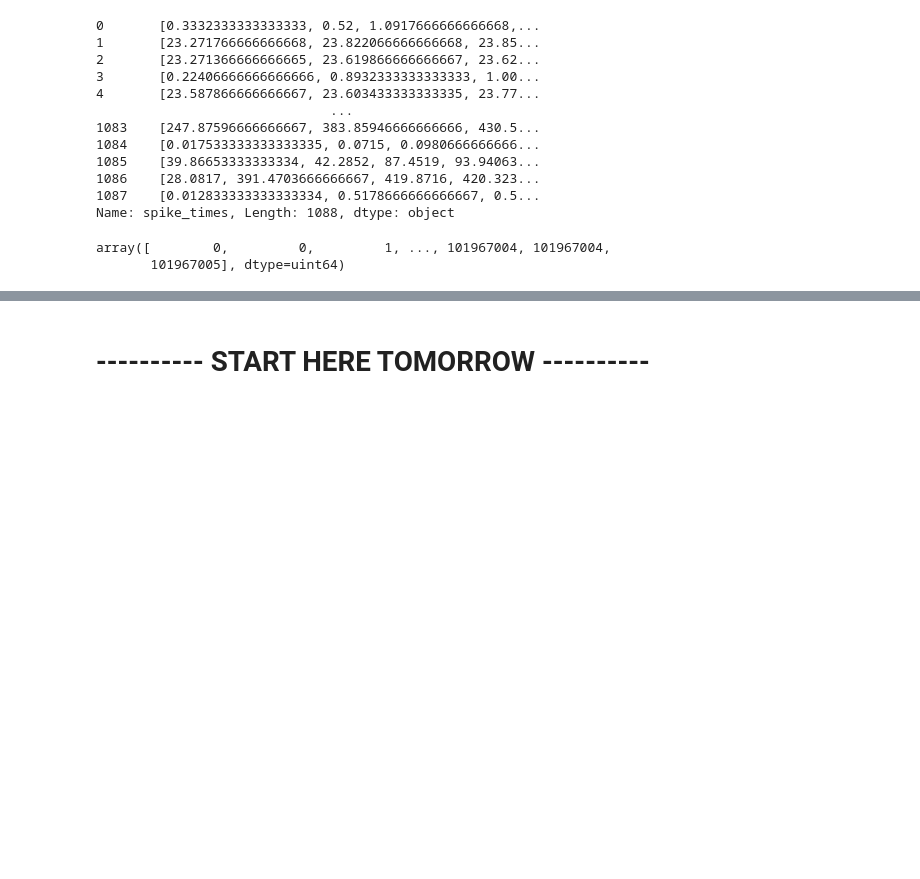
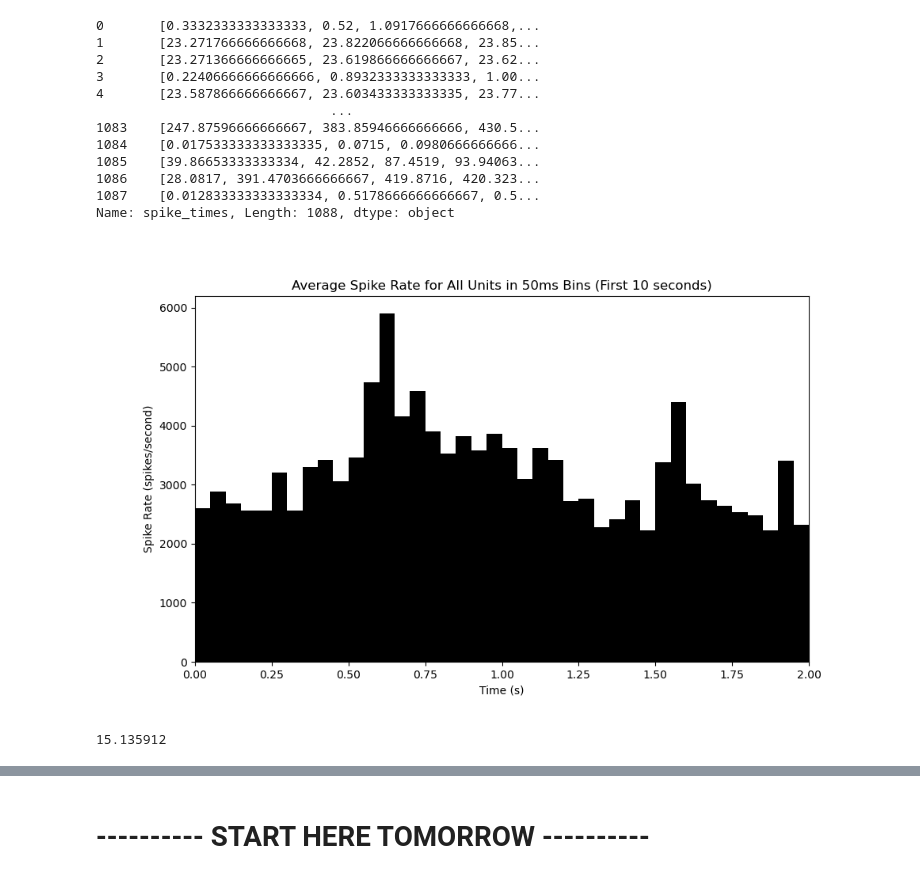
Before and after one commit to rojasgabriel/ephys, a Jupyter notebook: sorting.ipynb, the cells around one changed output, grey strips where cells are left out. Cells and saved outputs as stored; diff of their text form; code cells hidden in the pictures; blank space fills up the shorter version.

```diff
--- a/sorting.ipynb
+++ b/sorting.ipynb
@@ -113,8 +111,46 @@ cluster_spike_times.spike_times
 1086    [28.0817, 391.4703666666667, 419.8716, 420.323...
 1087    [0.012833333333333334, 0.5178666666666667, 0.5...
 Name: spike_times, Length: 1088, dtype: object
-# %%
-nitime
-# %% [output]
-array([        0,         0,         1, ..., 101967004, 101967004,
-       101967005], dtype=uint64)
+# %%
+# Define the time window (first 10 seconds)
+time_window = 2
+# Define the bin size (50ms)
+bin_size = 0.05
+
+# Create an array of time bins
+bins = np.arange(0, time_window + bin_size, bin_size)
+
+# Initialize an array to hold the spike counts for each bin
+bin_counts = np.zeros(len(bins) - 1)
+
+# Loop through each unit's spike times
+for unit_spike_times in cluster_spike_times['spike_times']:
+    unit_spike_times = np.array(unit_spike_times)
+    # Filter the spike times to include only those within the first 10 seconds
+    spikes_in_window = unit_spike_times[unit_spike_times <= time_window]
+
+    # Bin the spike times and add to the bin counts
+    counts, _ = np.histogram(spikes_in_window, bins)
+    bin_counts += counts
+
+# Calculate the spike rates (spikes per second) for each bin
+spike_rates = bin_counts / bin_size
+
+# Create a time vector for plotting
+time_bins = bins[:-1] + bin_size / 2
+
+# Plot the spike rates
+plt.figure(figsize=(10, 6))
+plt.bar(time_bins, spike_rates, width=bin_size, align='center', color='black')
+plt.xlabel('Time (s)')
+plt.ylabel('Spike Rate (spikes/second)')
+plt.title('Average Spike Rate for All Units in 50ms Bins (First 10 seconds)')
+plt.xlim(0, time_window)
+plt.show()
+# %% [output]
+[figure, added]
+# %%
+stim_start_index = np.where((digital_signal[:-1] == 0) & (digital_signal[1:] == 1))[0][0] + 1
+nitime[stim_start_index] / srate
+# %% [output]
+15.135912
```
Also changed, not shown: parts of 19 cells of this notebook.
